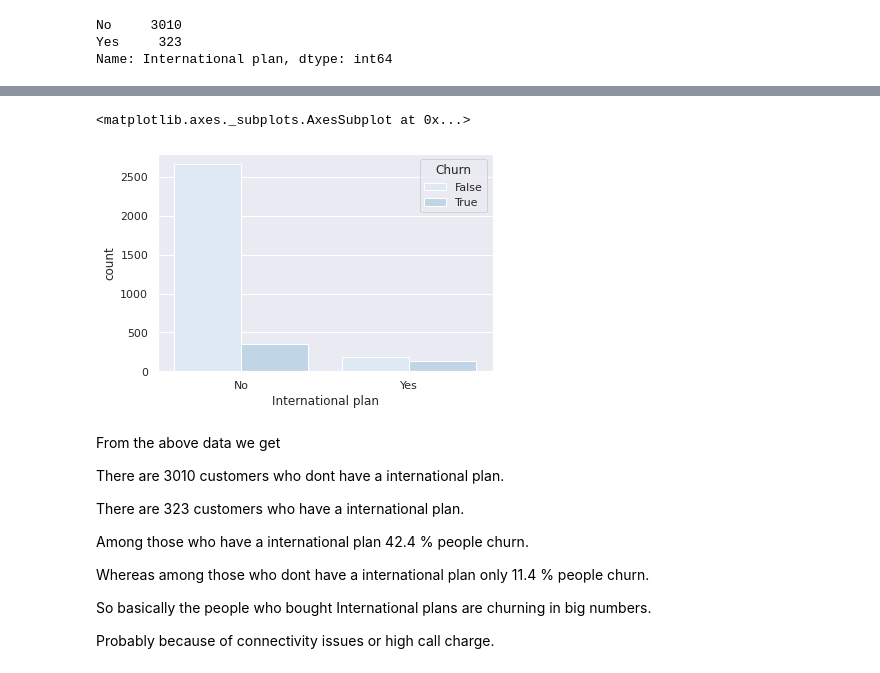
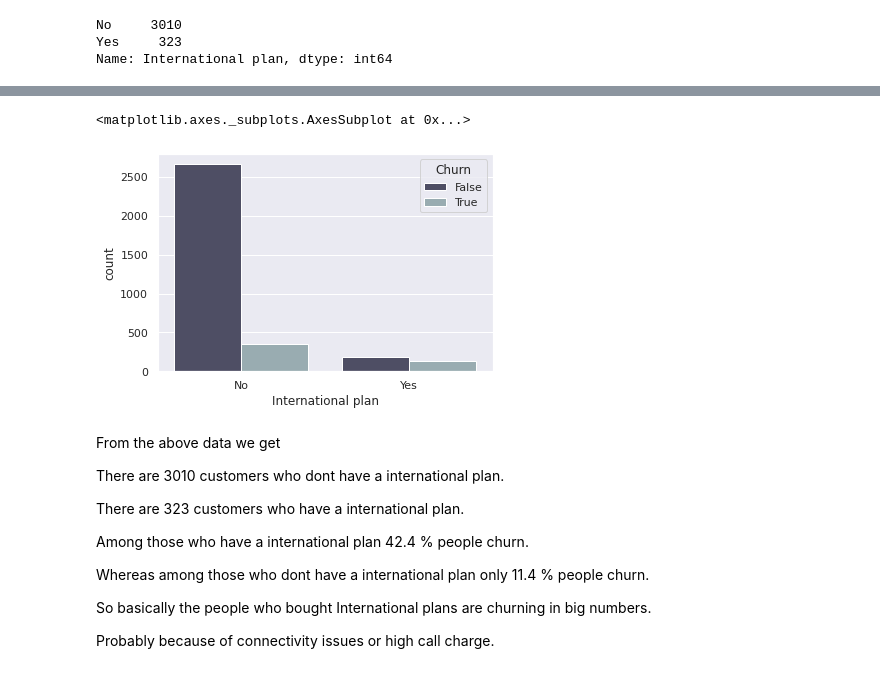
Before and after one commit to rubeshajith/EDA-on-Telecom-Churn-Data, a Jupyter notebook: Telecom_Churn_Analysis_Capstone_Project.ipynb, the cells around one changed output, grey strips where cells are left out. Saved outputs shown, nothing was run; the diff lists cells and outputs as text; code cells hidden in the pictures.

```diff
--- a/Telecom_Churn_Analysis_Capstone_Project.ipynb
+++ b/Telecom_Churn_Analysis_Capstone_Project.ipynb
@@ -327,5 +362,5 @@ Area code
 # %%
-sns.set(style="darkgrid")
+# plotting area code with churned
 ax = sns.countplot(x='Area code', hue="Churn", data=df,palette="Purples")
 plt.show()
 # %% [output]
@@ -364,2 +399,0 @@ After analyzing various aspects of the "account length" column we didn't found a
-# %%
-sns.set_palette("Blues")
@@ -401,9 +428,9 @@ Yes                   186   137         42.414861
 # %%
-#Analysing by using countplot
-sns.countplot(x='International plan',hue="Churn",data = df)
+#Analysing International plan with churn
+sns.countplot(x='International plan',hue="Churn",data = df,palette="bone")
 # %% [output]
 <matplotlib.axes._subplots.AxesSubplot at 0x...>
-[figure, old version]
+[figure, new version]
 # %% [markdown]
 From the above data we get
 
```
Also changed, not shown: parts of 69 cells of this notebook.
